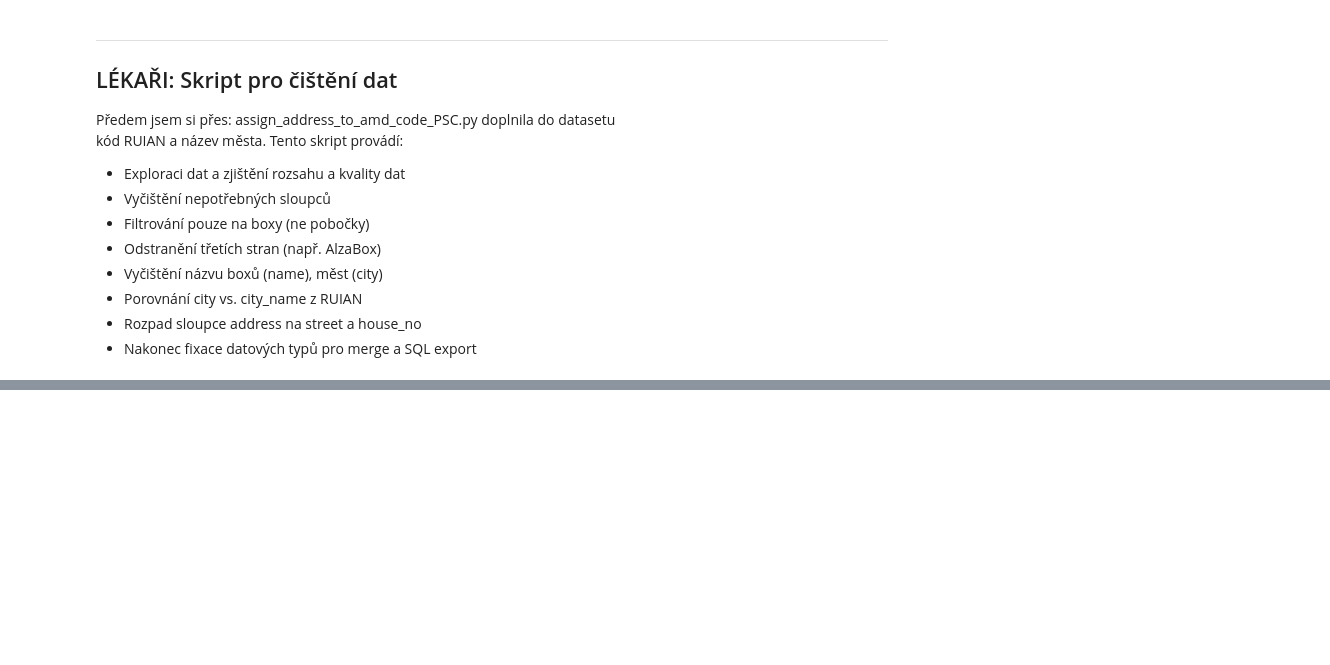
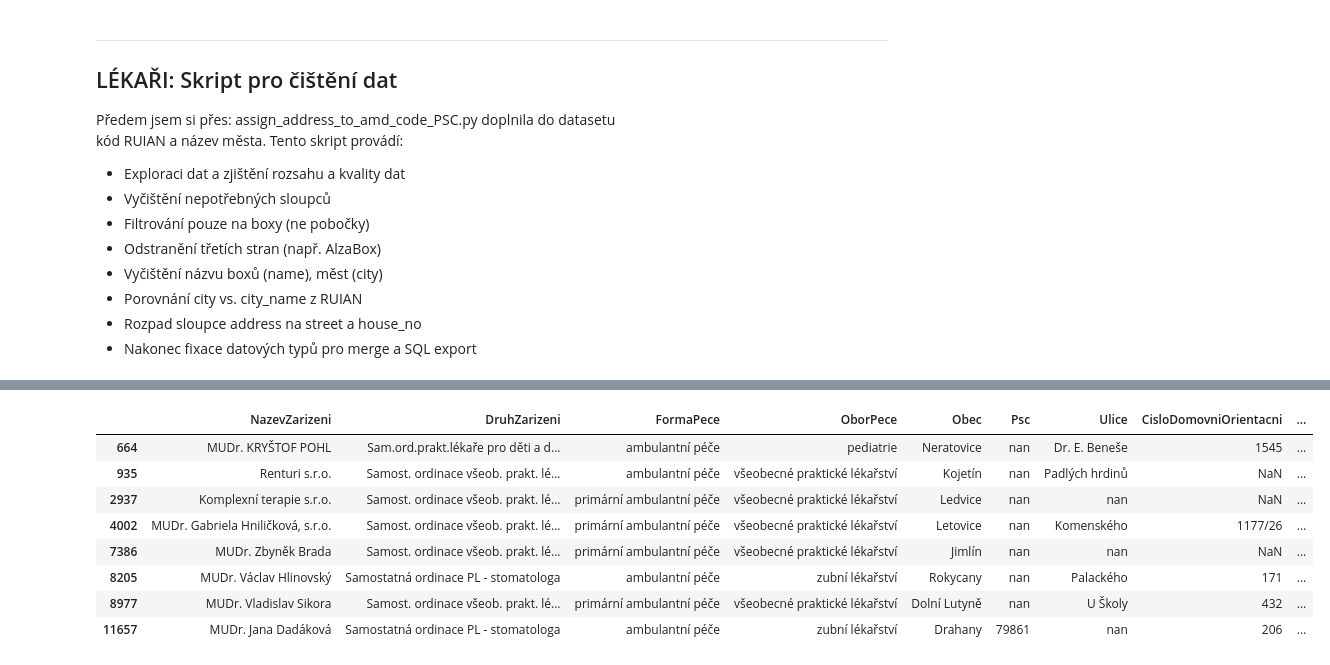
Before and after one commit to 123Lenka/Detektivky_vizualni_smog, a Jupyter notebook: sabi/05_s_doctors_cleaning_dataset.ipynb, the cells around one changed output, grey strips where cells are left out. Cells and saved outputs as stored; diff of their text form; code cells hidden in the pictures; blank space fills up the shorter version.

```diff
--- a/sabi/05_s_doctors_cleaning_dataset.ipynb
+++ b/sabi/05_s_doctors_cleaning_dataset.ipynb
@@ -56,0 +205,14 @@ df.loc[:,'Psc'] = df['Psc'].astype(str)
+# %%
+# Slovník pro převod textu na ID
+mapa_profese = {
+    'praktik': 1,
+    'pediatr': 2,
+    'zubař': 3
+}
+
+# Vytvoření sloupců na základě již existujícího sloupce 'profese'
+filtered['id_typ_profese'] = filtered['profese'].map(mapa_profese)
+filtered['nazev_profese'] = filtered['profese']
+
+# Kontrola výsledku
+filtered[['DruhZarizeni_clean', 'id_typ_profese', 'nazev_profese']].head()
@@ -56,0 +275,19 @@ df.loc[:,'Psc'] = df['Psc'].astype(str)
+# %%
+import csv
+
+# Sloupce, kde chceme chránit obsah (např. s adresami a městy)
+sloupce_textove = ['Ulice', 'Obec', 'Psc', 'DruhZarizeni', 'FormaPece', 'OborPece', 'NazevZarizeni']
+
+for sloupec in sloupce_textove:
+    if sloupec in filtered.columns:
+        filtered[sloupec] = filtered[sloupec].astype(str)
+
+# Uložit CSV s uvozovkami
+filtered.to_csv(
+    r'C:\Users\Sabina\Sabi dokumenty\01 Czechitas\01 PYTHON\Python\Detektivky_vizualni_smog\sabi\data\doctors_pomocny.csv',
+    index=False,
+    encoding='utf-8-sig',   # BOM pro lepší kompatibilitu s Excel / Sheets
+    quoting=csv.QUOTE_ALL,  # obalit všechny texty do uvozovek
+    quotechar='"',
+    sep=','
+)
@@ -56,0 +301,3 @@ df.loc[:,'Psc'] = df['Psc'].astype(str)
+# %%
+filtered['id'] = range(1, len(filtered) + 1)
+filtered['id'] = filtered['id'].astype(int)
@@ -56,0 +1735,14 @@ df.loc[:,'Psc'] = df['Psc'].astype(str)
+# %%
+chybi_city_code = filtered[filtered['city_code'].isna()]
+pocet = len(chybi_city_code)
+chybi_city_code
+# %% [output]
+|  | NazevZarizeni | DruhZarizeni | FormaPece | OborPece | Obec | Psc | Ulice | CisloDomovniOrientacni | ... |
+| 664 | MUDr. KRYŠTOF POHL | Sam.ord.prakt.lékaře pro děti a d... | ambulantní péče | pediatrie | Neratovice | nan | Dr. E. Beneše | 1545 | ... |
+| 935 | Renturi s.r.o. | Samost. ordinace všeob. prakt. lé... | ambulantní péče | všeobecné praktické lékařství | Kojetín | nan | Padlých hrdinů | NaN | ... |
+| 2937 | Komplexní terapie s.r.o. | Samost. ordinace všeob. prakt. lé... | primární ambulantní péče | všeobecné praktické lékařství | Ledvice | nan | nan | NaN | ... |
+| 4002 | MUDr. Gabriela Hniličková, s.r.o. | Samost. ordinace všeob. prakt. lé... | primární ambulantní péče | všeobecné praktické lékařství | Letovice | nan | Komenského | 1177/26 | ... |
+| 7386 | MUDr. Zbyněk Brada | Samost. ordinace všeob. prakt. lé... | primární ambulantní péče | všeobecné praktické lékařství | Jimlín | nan | nan | NaN | ... |
+| 8205 | MUDr. Václav Hlinovský | Samostatná ordinace PL - stomatologa | ambulantní péče | zubní lékařství | Rokycany | nan | Palackého | 171 | ... |
+| 8977 | MUDr. Vladislav Sikora | Samost. ordinace všeob. prakt. lé... | primární ambulantní péče | všeobecné praktické lékařství | Dolní Lutyně | nan | U Školy | 432 | ... |
+| 11657 | MUDr. Jana Dadáková | Samostatná ordinace PL - stomatologa | ambulantní péče | zubní lékařství | Drahany | 79861 | nan | 206 | ... |
```
Also changed, not shown: parts of 28 cells of this notebook, 5 other files.
